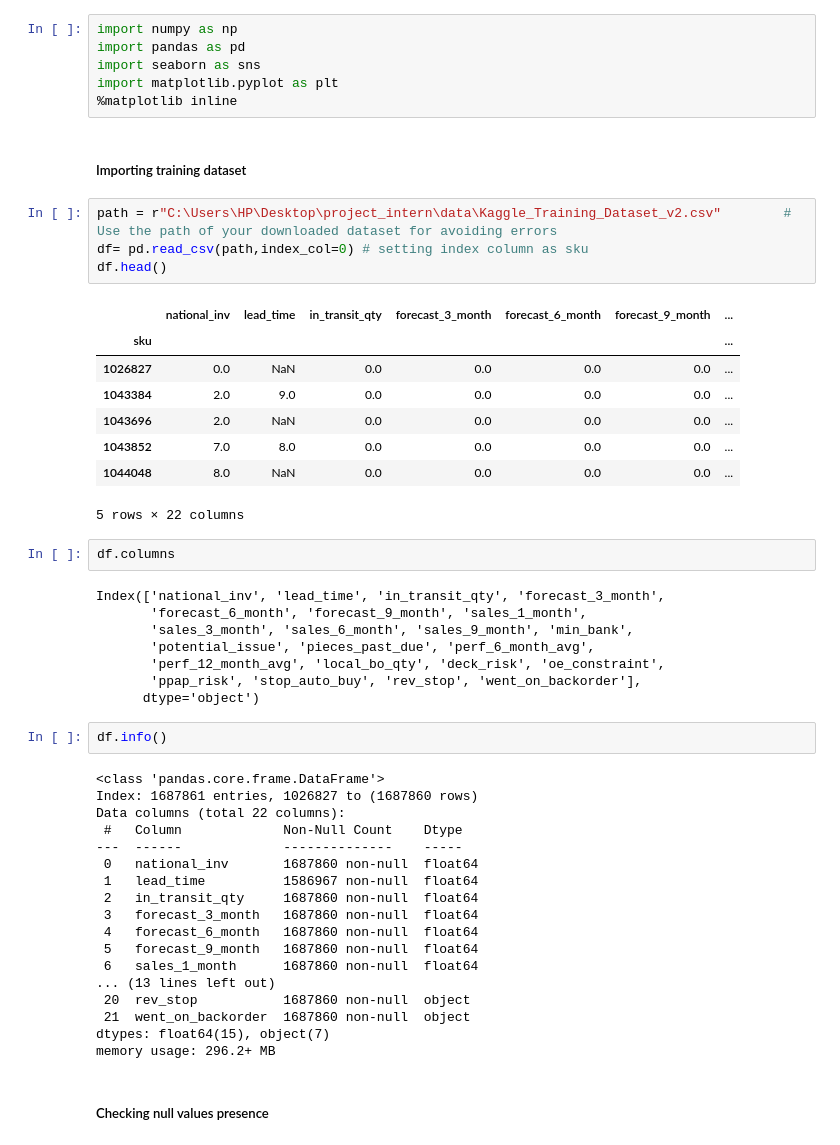
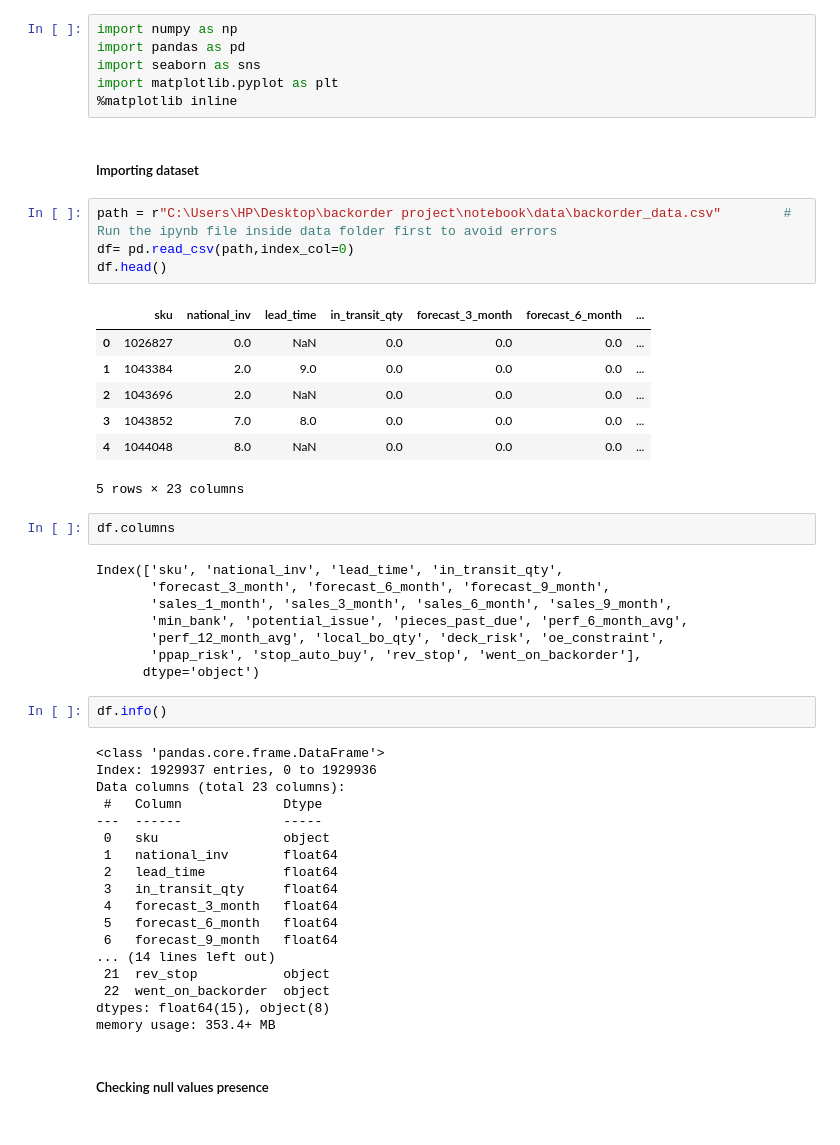
Before and after one commit to amar0489/Backorder-Prediction, a Jupyter notebook: notebook/eda.ipynb, the cells around one changed output. Drawn from its saved outputs; the diff is of its cells as text.

```diff
--- a/notebook/eda.ipynb
+++ b/notebook/eda.ipynb
@@ -7,27 +7,26 @@ import seaborn as sns
 import matplotlib.pyplot as plt
 %matplotlib inline
 # %% [markdown]
-##### Importing training dataset
+##### Importing dataset
 # %%
-path = r"C:\Users\HP\Desktop\project_intern\data\Kaggle_Training_Dataset_v2.csv"        # Use the path of your downloaded dataset for avoiding errors
-df= pd.read_csv(path,index_col=0) # setting index column as sku
+path = r"C:\Users\HP\Desktop\backorder project\notebook\data\backorder_data.csv"        # Run the ipynb file inside data folder first to avoid errors
+df= pd.read_csv(path,index_col=0)
 df.head()
 # %% [output]
-|  | national_inv | lead_time | in_transit_qty | forecast_3_month | forecast_6_month | forecast_9_month | ... |
-| sku |  |  |  |  |  |  | ... |
-| 1026827 | 0.0 | NaN | 0.0 | 0.0 | 0.0 | 0.0 | ... |
-| 1043384 | 2.0 | 9.0 | 0.0 | 0.0 | 0.0 | 0.0 | ... |
-| 1043696 | 2.0 | NaN | 0.0 | 0.0 | 0.0 | 0.0 | ... |
-| 1043852 | 7.0 | 8.0 | 0.0 | 0.0 | 0.0 | 0.0 | ... |
-| 1044048 | 8.0 | NaN | 0.0 | 0.0 | 0.0 | 0.0 | ... |
+|  | sku | national_inv | lead_time | in_transit_qty | forecast_3_month | forecast_6_month | ... |
+| 0 | 1026827 | 0.0 | NaN | 0.0 | 0.0 | 0.0 | ... |
+| 1 | 1043384 | 2.0 | 9.0 | 0.0 | 0.0 | 0.0 | ... |
+| 2 | 1043696 | 2.0 | NaN | 0.0 | 0.0 | 0.0 | ... |
+| 3 | 1043852 | 7.0 | 8.0 | 0.0 | 0.0 | 0.0 | ... |
+| 4 | 1044048 | 8.0 | NaN | 0.0 | 0.0 | 0.0 | ... |
-5 rows × 22 columns
+5 rows × 23 columns
 # %%
 df.columns
 # %% [output]
-Index(['national_inv', 'lead_time', 'in_transit_qty', 'forecast_3_month',
-       'forecast_6_month', 'forecast_9_month', 'sales_1_month',
-       'sales_3_month', 'sales_6_month', 'sales_9_month', 'min_bank',
-       'potential_issue', 'pieces_past_due', 'perf_6_month_avg',
+Index(['sku', 'national_inv', 'lead_time', 'in_transit_qty',
+       'forecast_3_month', 'forecast_6_month', 'forecast_9_month',
+       'sales_1_month', 'sales_3_month', 'sales_6_month', 'sales_9_month',
+       'min_bank', 'potential_issue', 'pieces_past_due', 'perf_6_month_avg',
        'perf_12_month_avg', 'local_bo_qty', 'deck_risk', 'oe_constraint',
        'ppap_risk', 'stop_auto_buy', 'rev_stop', 'went_on_backorder'],
       dtype='object')
@@ -35,21 +34,21 @@ Index(['national_inv', 'lead_time', 'in_transit_qty', 'forecast_3_month',
 df.info()
 # %% [output]
 <class 'pandas.core.frame.DataFrame'>
-Index: 1687861 entries, 1026827 to (1687860 rows)
-Data columns (total 22 columns):
- #   Column             Non-Null Count    Dtype
----  ------             --------------    -----
- 0   national_inv       1687860 non-null  float64
- 1   lead_time          1586967 non-null  float64
- 2   in_transit_qty     1687860 non-null  float64
- 3   forecast_3_month   1687860 non-null  float64
- 4   forecast_6_month   1687860 non-null  float64
- 5   forecast_9_month   1687860 non-null  float64
- 6   sales_1_month      1687860 non-null  float64
-... (13 lines left out)
- 20  rev_stop           1687860 non-null  object
- 21  went_on_backorder  1687860 non-null  object
-dtypes: float64(15), object(7)
-memory usage: 296.2+ MB
+Index: 1929937 entries, 0 to 1929936
+Data columns (total 23 columns):
+ #   Column             Dtype
+---  ------             -----
+ 0   sku                object
+ 1   national_inv       float64
+ 2   lead_time          float64
+ 3   in_transit_qty     float64
+ 4   forecast_3_month   float64
+ 5   forecast_6_month   float64
+ 6   forecast_9_month   float64
+... (14 lines left out)
+ 21  rev_stop           object
+ 22  went_on_backorder  object
+dtypes: float64(15), object(8)
+memory usage: 353.4+ MB
 # %% [markdown]
 ##### Checking null values presence
```
Also changed, not shown: parts of 23 cells of this notebook, 4 other files.
